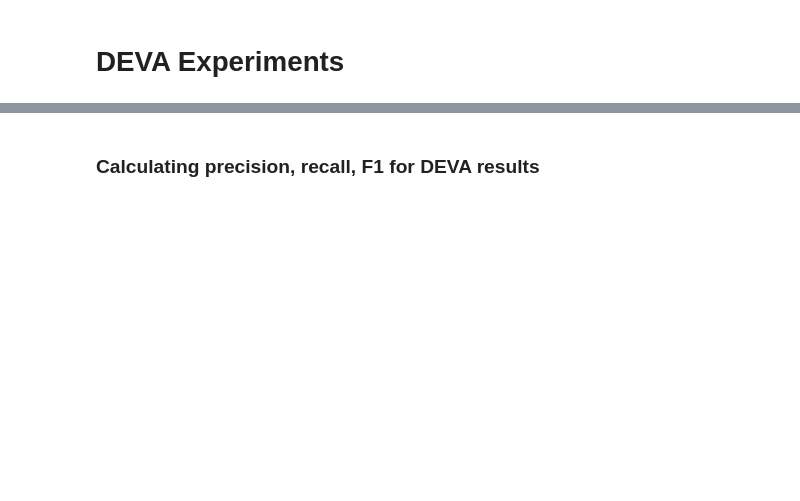
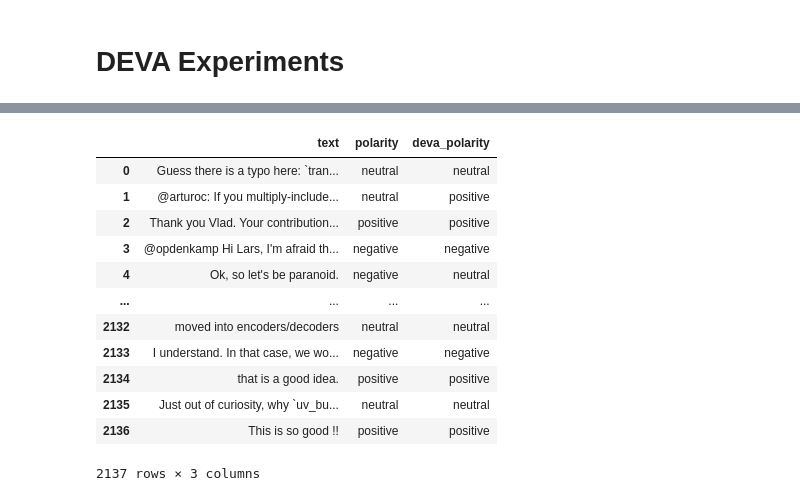
Before and after one commit to davidmrc6/bep, a Jupyter notebook: notebooks/main.ipynb, the cells around one changed output, grey strips where cells are left out. Cells and saved outputs as stored; diff of their text form; code cells hidden in the pictures; blank space fills up the shorter version.

```diff
--- a/notebooks/main.ipynb
+++ b/notebooks/main.ipynb
@@ -59,0 +67,4 @@ df_novielli
+# %%
+_, df_gold_standard = train_test_split(df_gold_standard_full, test_size=0.3, random_state=42)
+df_gold_standard = df_gold_standard.reset_index(drop=True)
+df_gold_standard
@@ -273,2 +212,18 @@ df_merged_coutinho
-# %% [markdown]
-### Calculating precision, recall, F1 for DEVA results
+# %%
+df_gold_standard['deva_polarity'] = df_gold_standard['valence'].apply(valence_to_polarity)
+df_gold_standard = df_gold_standard.drop(columns=['valence'], errors='ignore')
+df_gold_standard
+# %% [output]
+|  | text | polarity | deva_polarity |
+| 0 | Guess there is a typo here: `tran... | neutral | neutral |
+| 1 | @arturoc: If you multiply-include... | neutral | positive |
+| 2 | Thank you Vlad. Your contribution... | positive | positive |
+| 3 | @opdenkamp Hi Lars, I'm afraid th... | negative | negative |
+| 4 | Ok, so let's be paranoid. | negative | neutral |
+| ... | ... | ... | ... |
+| 2132 | moved into encoders/decoders | neutral | neutral |
+| 2133 | I understand. In that case, we wo... | negative | negative |
+| 2134 | that is a good idea. | positive | positive |
+| 2135 | Just out of curiosity, why `uv_bu... | neutral | neutral |
+| 2136 | This is so good !! | positive | positive |
+2137 rows × 3 columns
```
Also changed, not shown: parts of 50 cells of this notebook, 19 other files.
